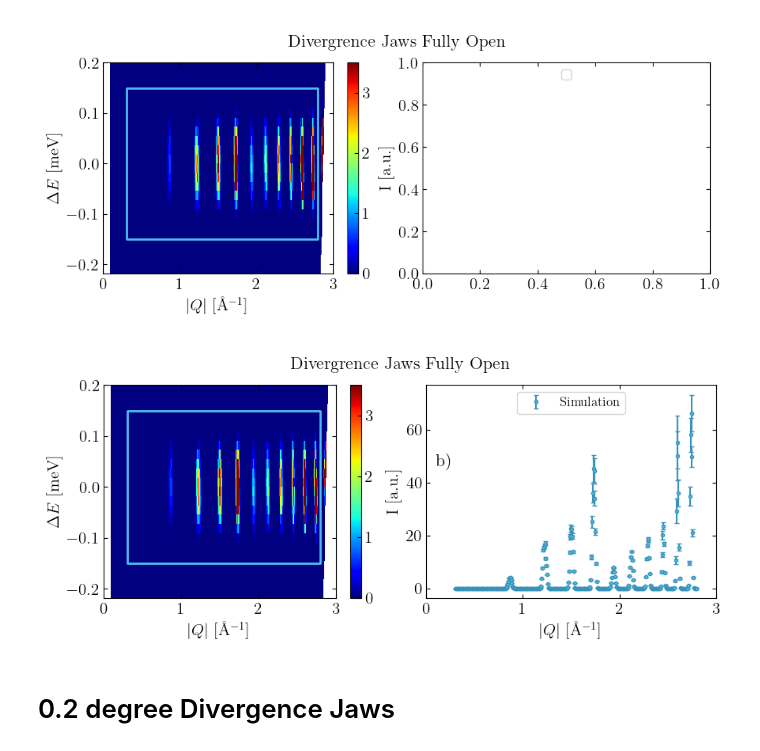
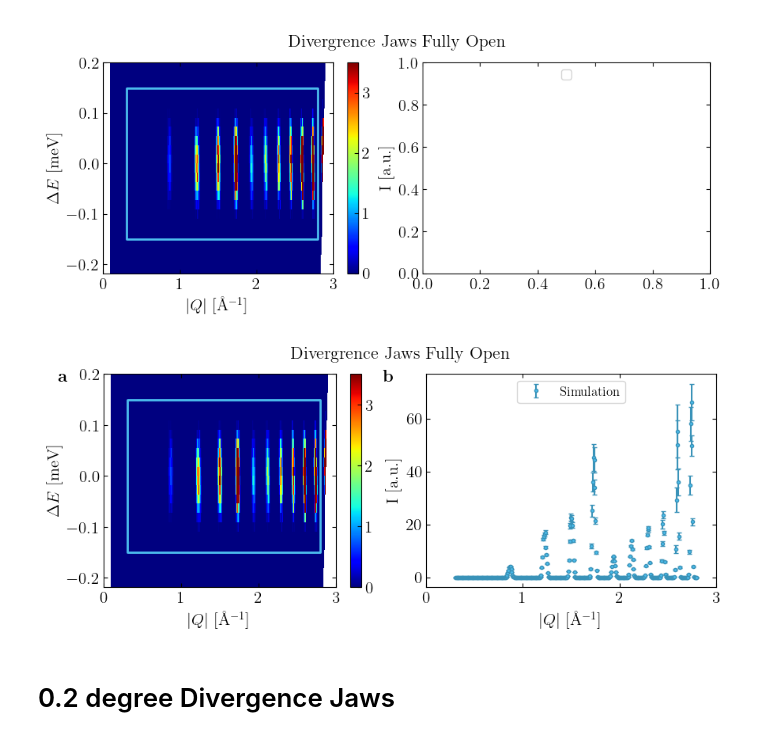
Before and after one commit to KristineKrighaar/BIFROST_Virtual_Experiments, a Jupyter notebook: NACALF/NACALF_reduction/Powder_DataTreatment.ipynb, the cells around one changed output. Cells and saved outputs as stored; diff of their text form; code cells hidden in the pictures.

```diff
--- a/NACALF/NACALF_reduction/Powder_DataTreatment.ipynb
+++ b/NACALF/NACALF_reduction/Powder_DataTreatment.ipynb
@@ -243,35 +243,47 @@ No artists with labels found to put in legend.  Note that artists whose label st
 # %%
 fig, ax = plt.subplots(1, 2, figsize=(10, 3.5))
 
 im = ax[0].pcolormesh(p_picture.coords['Q'].values, p_picture.coords['deltaE'].values, p_picture.values, cmap='jet', vmin=0, vmax=3.5)
 cbar = plt.colorbar(im)
 #cbar.set_label('I [a.u.]')
 ax[0].set_xlabel('$|Q|$ [Å$^{-1}$]')
 ax[0].set_ylabel('$\Delta E$ [meV]')
 # Plot the rectangle using fill_between
 ax[0].fill_between([Q_min_sum.value, Q_max_sum.value], E_min_sum.value, E_max_sum.value, color='none', edgecolor='#4dbeee', lw=2)
 ax[0].set_xticks([0,1,2,3])
-ax[0].text(0.1, 0.25, r'a)', weight='bold', color='white', fontsize=16)
+ax[0].text(
+    -0.2, 0.95, r'$\mathbf{a}$',
+    transform=ax[0].transAxes,
+    ha='left', va='bottom',
+    fontsize=16, fontweight='bold',
+    clip_on=False
+)
 
 q_range = np.linspace(min(Q), max(Q), 10000)
 ax[1].errorbar(Q, p7.values, p7.variances, fmt='.', label='Simulation', color='#4dbeee', ecolor='#3992b8', mew=1, markeredgecolor='#3992b8')
 #ax[1].plot(q_range, gaussN(q_range, *pow_fit.values), '-', label='Fit', color='#4dbeee')
 ax[1].set_xlabel('$|Q|$ [Å$^{-1}$]')
 ax[1].set_ylabel('I [a.u.]')
 ax[1].set_xticks([0,1,2,3])
-ax[1].text(0.1, 46, r'b)', fontsize=16)
+ax[1].text(
+    1.2, 0.95, r'$\mathbf{b}$',
+    transform=ax[0].transAxes,
+    ha='left', va='bottom',
+    fontsize=16, fontweight='bold',
+    clip_on=False
+)
 ax[1].legend(loc='upper center',fontsize=12)
 #ax[1].set_xlim(1.6,2.1)
 fig.suptitle('Divergrence Jaws Fully Open', fontsize=16)
 
 #p7.plot(title='$Na_2Ca_3Al_2F_{14}$',  ax=ax[1])
 # Adjust the space between the plots
 plt.subplots_adjust(wspace=0.11)  # Reduce the space between the plots
 
-#plt.savefig('../../Figures/PNG/NACALF_DiwJaw_Open.png', format='png',dpi=200, bbox_inches='tight')
+plt.savefig('../../Figures/PNG/NACALF_DiwJaw_Open.png', format='png',dpi=200, bbox_inches='tight')
 #plt.savefig('../../Figures/SVG/NACALF_DiwJaw_Open.svg', format='svg',dpi=200, bbox_inches='tight')
 # %% [output]
-[figure, old version]
+[figure, new version]
 # %% [markdown]
 # 0.2 degree Divergence Jaws
 # %%
```
Also changed, not shown: parts of 2 cells of this notebook, 16 other files.
